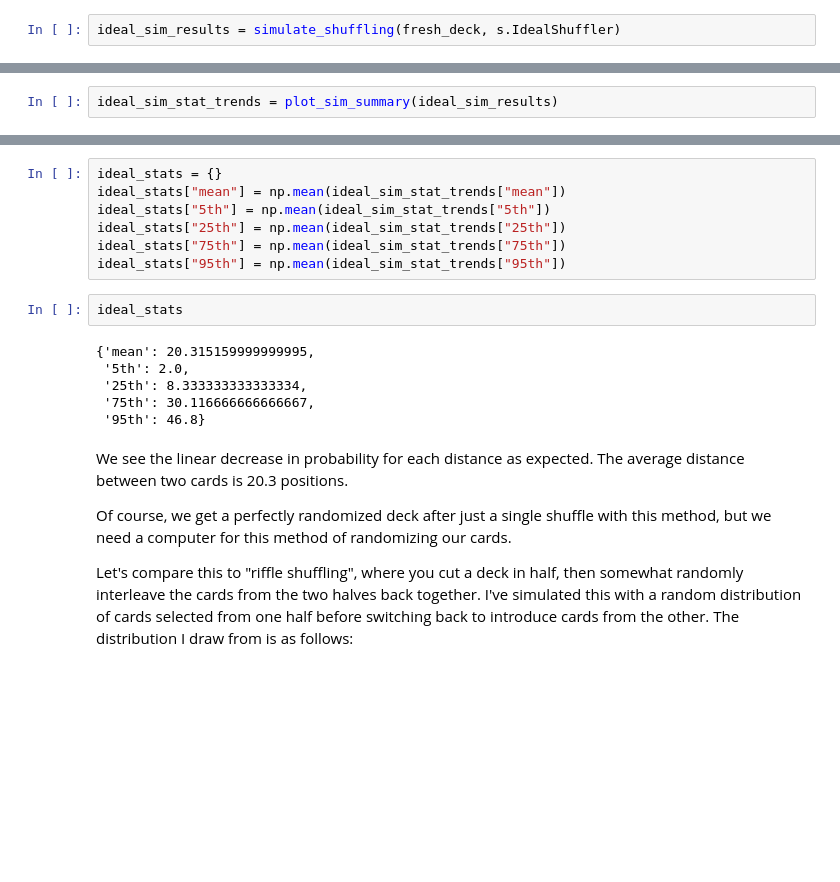
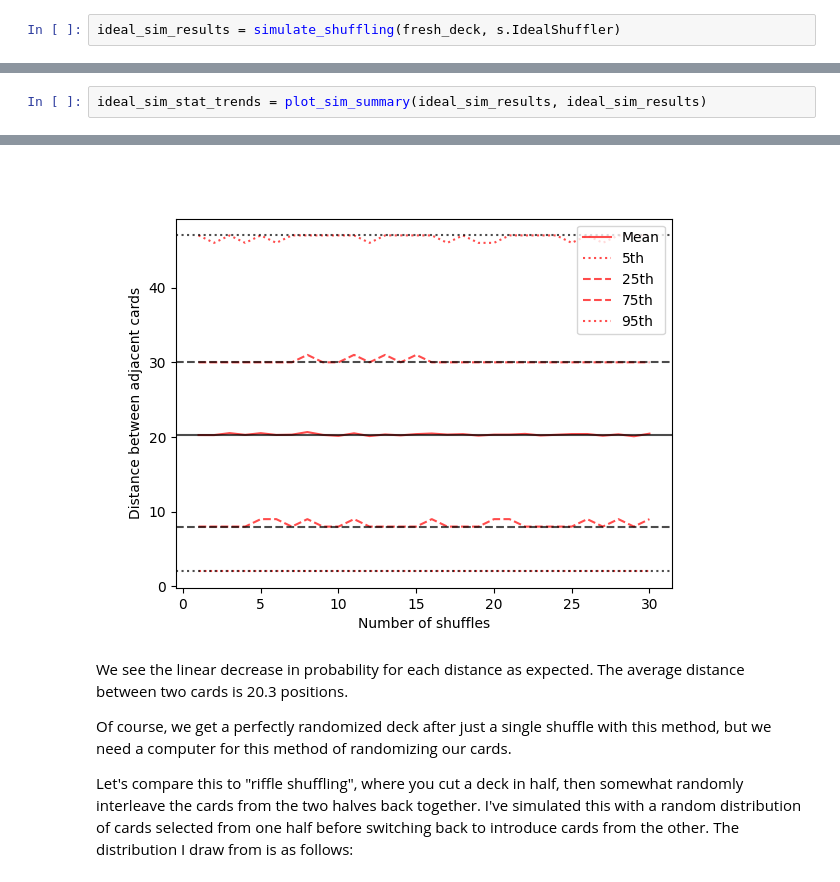
Before and after one commit to mrbell/shuffle_study, a Jupyter notebook: notebooks/Exploring Shuffling Methods.ipynb, the cells around one changed output, grey strips where cells are left out. Saved outputs shown, nothing was run; the diff lists cells and outputs as text; blank space fills up the shorter version.

```diff
--- a/notebooks/Exploring Shuffling Methods.ipynb
+++ b/notebooks/Exploring Shuffling Methods.ipynb
@@ -189,3 +210,3 @@ plot_histograms(ideal_sim_results)
 # %%
-ideal_sim_stat_trends = plot_sim_summary(ideal_sim_results)
+ideal_sim_stat_trends = plot_sim_summary(ideal_sim_results, ideal_sim_results)
 # %% [output]
@@ -194,18 +213,4 @@ ideal_sim_stat_trends = plot_sim_summary(ideal_sim_results)
+[figure, added]
-# %%
-ideal_stats = {}
-ideal_stats["mean"] = np.mean(ideal_sim_stat_trends["mean"])
-ideal_stats["5th"] = np.mean(ideal_sim_stat_trends["5th"])
-ideal_stats["25th"] = np.mean(ideal_sim_stat_trends["25th"])
-ideal_stats["75th"] = np.mean(ideal_sim_stat_trends["75th"])
-ideal_stats["95th"] = np.mean(ideal_sim_stat_trends["95th"])
-# %%
-ideal_stats
-# %% [output]
-{'mean': 20.315159999999995,
- '5th': 2.0,
- '25th': 8.333333333333334,
- '75th': 30.116666666666667,
- '95th': 46.8}
 # %% [markdown]
 We see the linear decrease in probability for each distance as expected. The average distance between two cards is 20.3 positions.
 
```
Also changed, not shown: parts of 37 cells of this notebook, 2 other files.
